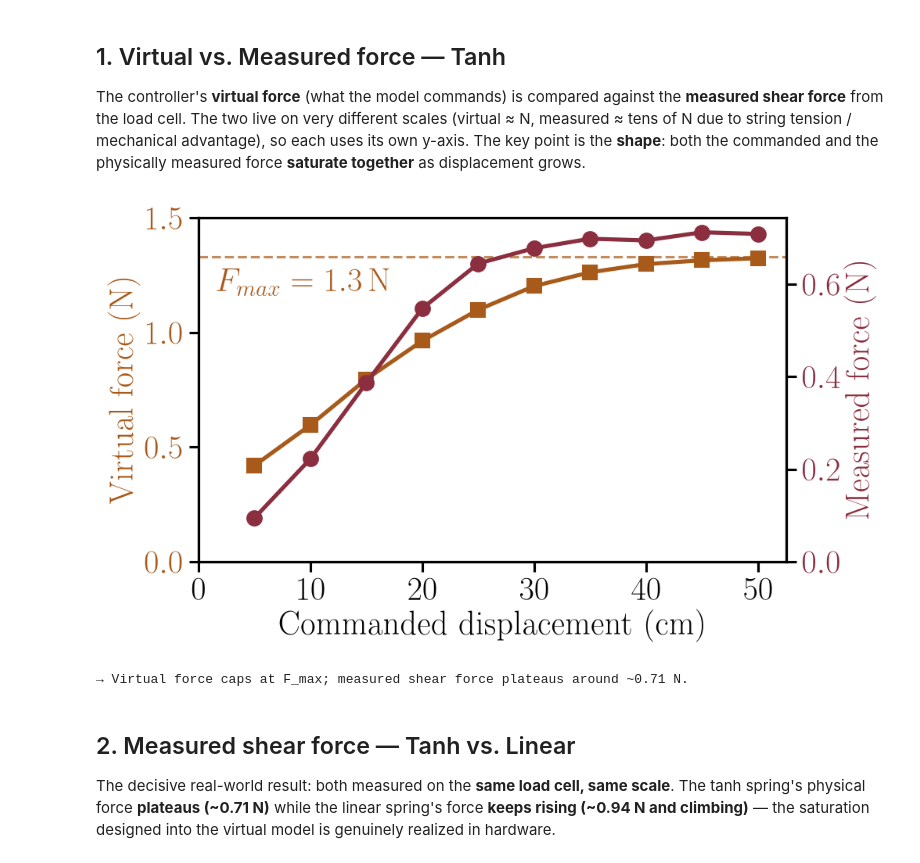
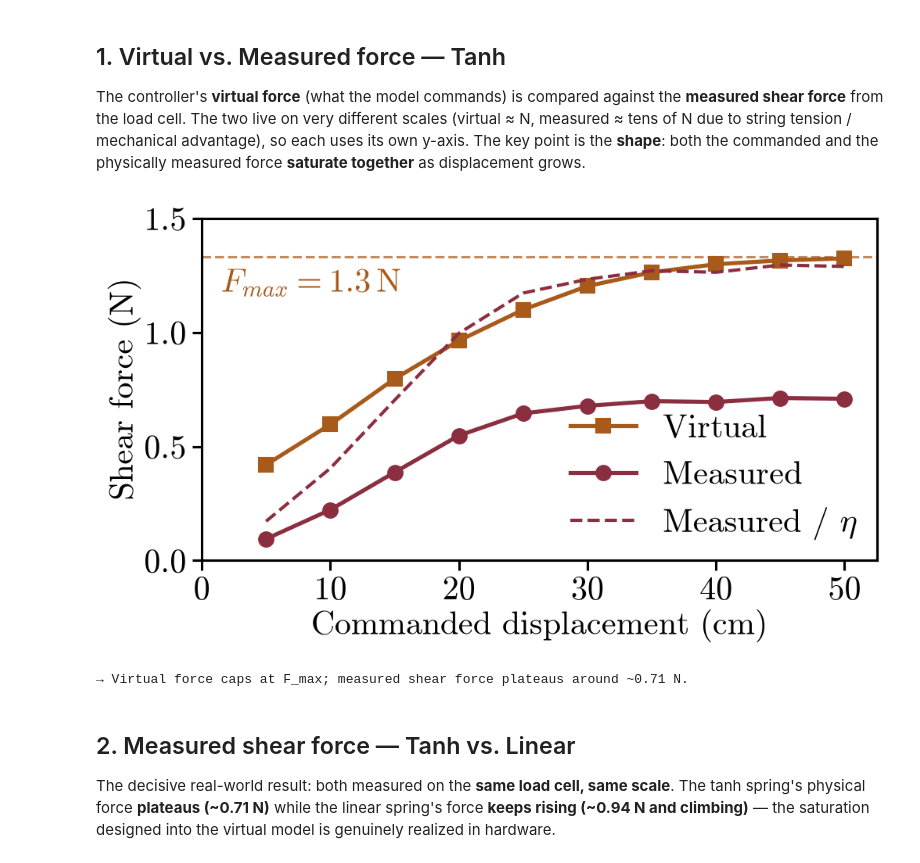
Before and after one commit to CREATE-Lab-EPFL/SoftVMC, a Jupyter notebook: TanhSpring/plot_tanh_spring.ipynb, the cells around one changed output. Saved outputs shown, nothing was run; the diff lists cells and outputs as text; code cells hidden in the pictures.

```diff
--- a/TanhSpring/plot_tanh_spring.ipynb
+++ b/TanhSpring/plot_tanh_spring.ipynb
@@ -2,10 +2,15 @@
 import sys, os
 sys.path.insert(0, os.path.abspath('..'))
 from plot_config import COLORS, FIG_W_SINGLE, FIG_W_DOUBLE, set_font_size
+import matplotlib.pyplot as plt
 GRID = False
 FONT_SIZE = 18
 LEGEND_FONT_SIZE = FONT_SIZE * 0.75  # change to resize legend text only
 set_font_size(FONT_SIZE, LEGEND_FONT_SIZE)
+plt.rcParams['text.usetex'] = False
+plt.rcParams['font.family'] = 'serif'
+plt.rcParams['font.serif'] = ['cmr10']
+plt.rcParams['mathtext.fontset'] = 'cm'
 # %% [markdown]
 ## Procedure
 
@@ -135,6 +141,9 @@ FORCE_TICK_STEP = 0.2  # [N]  shared "measured force" tick spacing
 # %% [output]
 Tanh (Fmax=1.33): 10 test windows  (targets -0.05 … -0.50 m)
 Linear: 10 test windows  (targets -0.05 … -0.50 m)
+# %%
+MEASURED_FORCE_YMAX = 1.0
+FIRST_FORCE_TICK_STEP = 0.5
 # %% [markdown]
 ## 1. Virtual vs. Measured force — Tanh
 
@@ -146,60 +155,53 @@ physically measured force **saturate together** as displacement grows.
 # %%
 def plot_virtual_vs_real(name):
     wins = data[name]
     disp     = np.array([abs(w["target"]) for w in wins]) * 100
     f_virt   = np.array([abs(w["fx_ss"]) for w in wins])
     f_real   = np.array([w["force_ss"] for w in wins])
+    f_real_scaled = f_real / 0.55
 
     # 'standard' (not the repo-wide 'tight') keeps the full, fixed figsize
-    # canvas -- 'tight' crops each PDF to its own ink extent, which would crop
-    # this figure wider than the one below (ax2's label sticks out past
-    # axes_box on the right) and silently undo the box-matching below. This
-    # must be set as the savefig.bbox rcParam (via rc_context) -- passing
-    # bbox_inches='standard' directly to savefig() is invalid (it only accepts
-    # None, 'tight', or a Bbox) and raises AttributeError.
+# canvas -- 'tight' crops each PDF to its own ink extent, which would crop
+# this figure wider than the one below (ax2's label sticks out past
+# axes_box on the right) and silently undo the box-matching below. This
+# must be set as the savefig.bbox rcParam (via rc_context) -- passing
+# bbox_inches='standard' directly to savefig() is invalid (it only accepts
+# None, 'tight', or a Bbox) and raises AttributeError.
     with plt.rc_context({'savefig.bbox': 'standard'}):
-        fig, ax1 = plt.subplots(figsize=(FIG_W_DOUBLE, FIG_W_DOUBLE * 0.6))
+        fig, ax = plt.subplots(figsize=(FIG_W_DOUBLE, FIG_W_DOUBLE * 0.6))
 
-        ax1.plot(disp, f_virt, "s-", color=COLOR_VIRTUAL, linewidth=2.5, markersize=9)
-        ax1.set_xlabel("Commanded displacement (cm)", fontsize=SHARED_LABEL_SIZE)
-        ax1.set_ylabel("Virtual force (N)", color=COLOR_VIRTUAL, fontsize=SHARED_LABEL_SIZE)
-        ax1.tick_params(axis="x", labelsize=SHARED_LABEL_SIZE)
-        ax1.tick_params(axis="y", labelcolor=COLOR_VIRTUAL, labelsize=SHARED_LABEL_SIZE)
-        ax1.xaxis.set_major_locator(MultipleLocator(X_TICK_STEP))
-        ax1.set_xlim(0, DISP_MAX * 1.05)
-        ax1.set_ylim(0, VIRTUAL_FORCE_YMAX)
+        ax.plot(disp, f_virt, "s-", color=COLOR_VIRTUAL, linewidth=2.5, markersize=9, label="Virtual")
+        ax.plot(disp, f_real, "o-", color=COLOR_MEASURED, linewidth=2.5, markersize=9, label="Measured")
+        ax.plot(disp, f_real_scaled, "--", color=COLOR_MEASURED, linewidth=2.0, label="Measured / $\eta$")
+        #ax.set_xlabel("Commanded displacement (cm)", fontsize=SHARED_LABEL_SIZE)
+        ax.set_ylabel("Shear force (N)", fontsize=SHARED_LABEL_SIZE)
+        ax.tick_params(axis="both", labelsize=SHARED_LABEL_SIZE)
+        ax.xaxis.set_major_locator(MultipleLocator(X_TICK_STEP))
+        ax.yaxis.set_major_locator(MultipleLocator(FIRST_FORCE_TICK_STEP))
+        ax.set_xlim(0, DISP_MAX * 1.05)
+        ax.set_ylim(0, VIRTUAL_FORCE_YMAX)
         if "Tanh" in name:
-            ax1.axhline(F_MAX, color=COLOR_VIRTUAL, linestyle="--", linewidth=1.5, alpha=0.7)
-            ax1.text(disp.max() * 0.03, F_MAX - 0.05, rf'$F_{{max}} = {F_MAX:.1f}\,\mathrm{{N}}$',
-                     ha='left', va='top', color=COLOR_VIRTUAL, fontsize=SHARED_LABEL_SIZE)
+            ax.axhline(F_MAX, color=COLOR_VIRTUAL, linestyle="--", linewidth=1.5, alpha=0.7)
+            ax.text(disp.max() * 0.03, F_MAX - 0.05, rf'$F_{{max}} = {F_MAX:.1f}\,\mathrm{{N}}$',
+                    ha='left', va='top', color=COLOR_VIRTUAL, fontsize=SHARED_LABEL_SIZE)
 
-        ax2 = ax1.twinx()
-        ax2.plot(disp, f_real, "o-", color=COLOR_MEASURED, linewidth=2.5, markersize=9)
-        ax2.set_ylabel("Measured force (N)", color=COLOR_MEASURED, fontsize=SHARED_LABEL_SIZE)
-        ax2.tick_params(axis="y", labelcolor=COLOR_MEASURED, labelsize=SHARED_LABEL_SIZE)
-        ax2.yaxis.set_major_locator(MultipleLocator(FORCE_TICK_STEP))
-        ax2.set_ylim(0, None)
-
-        ax1.grid(GRID)
+        ax.grid(GRID)
+        ax.legend(loc="lower right", fontsize=SHARED_LABEL_SIZE)
         plt.tight_layout()
-        # ax1's own box is narrower than a single-axis plot's would be, because
-        # the second y-axis (ticks + "Measured force" label) needs room to its
-        # right. Capture that box now so the single-axis plot below can be
-        # pinned to the exact same box (left, bottom, width, height) -- both
-        # figures share the same figsize, so matching these fractions matches
-        # the plot areas exactly.
-        pos = ax1.get_position()
+        pos = ax.get_position()
         axes_box = (pos.x0, pos.y0, pos.width, pos.height)
         slug = name.lower().replace(" ", "_").replace("(", "").replace(")", "").replace("=", "").replace(".", "")
         plt.savefig(os.path.join('outputs', 'tanh_spring', f'virtual_vs_real_{slug}.pdf'))
+        plt.savefig(os.path.join('outputs', 'tanh_spring', f'virtual_vs_real_{slug}.png'), dpi=300)
         plt.show()
     return axes_box
 
 
+
 AXES_BOX = plot_virtual_vs_real("Tanh (Fmax=1.33)")
 print("→ Virtual force caps at F_max; measured shear force plateaus around ~0.71 N.")
 # %% [output]
-[figure, old version]
+[figure, new version]
 → Virtual force caps at F_max; measured shear force plateaus around ~0.71 N.
 # %% [markdown]
 ## 2. Measured shear force — Tanh vs. Linear
```
Also changed, not shown: parts of 2 cells of this notebook, 14 other files.
